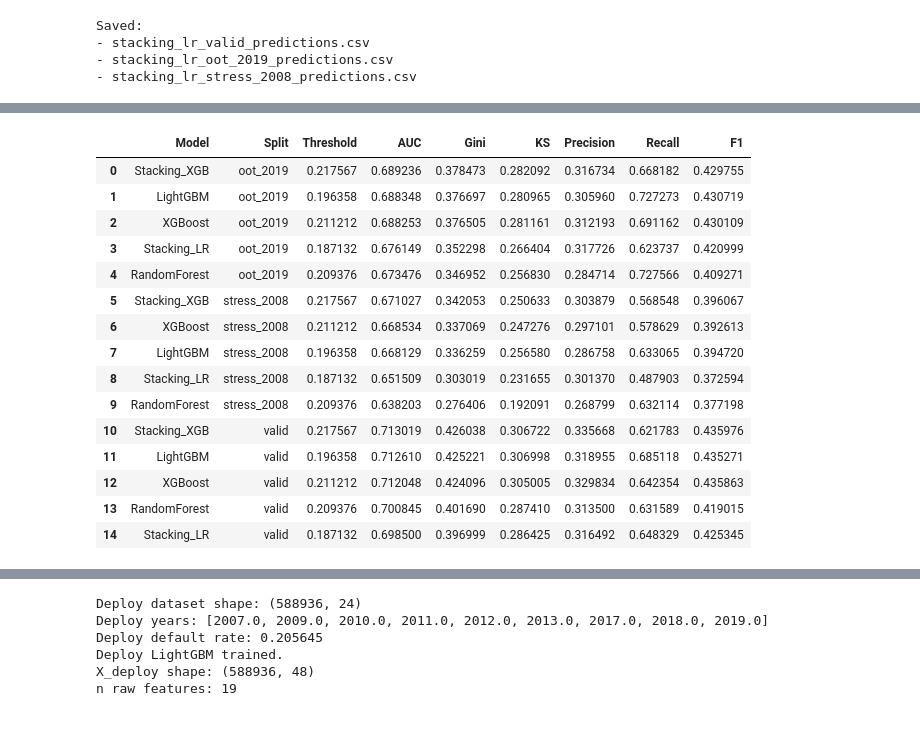
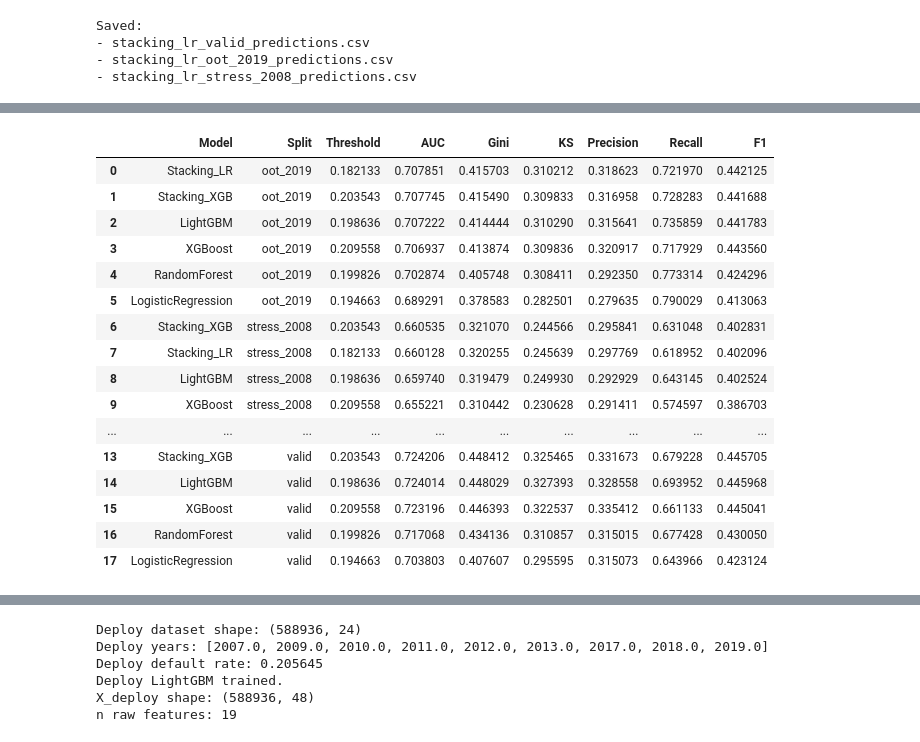
Before and after one commit to clarencemarvin/comp4501-Credit-Default-Risk-Prediction, a Jupyter notebook: main.ipynb, the cells around one changed output, grey strips where cells are left out. Drawn from its saved outputs; the diff is of its cells as text; code cells hidden in the pictures.

Commit message:
Retrain model with updated dashboard

```diff
--- a/main.ipynb
+++ b/main.ipynb
@@ -117,6 +112,7 @@ selected_features = [
     "term",
     "fico_range_low",
     "loan_amnt",
+    "int_rate",
     "dti",
     "home_ownership",
     "purpose",
@@ -127,7 +123,6 @@ selected_features = [
     "delinq_2yrs",
     "pub_rec",
     "inq_last_6mths",
-    "mort_acc",
     "revol_bal"
 ]
 
@@ -1802,9 +1763,14 @@ Best meta params: {'n_estimators': 108, 'max_depth': 4, 'learning_rate': 0.01195
 meta_xgb_model = XGBClassifier(**meta_best_params)
 meta_xgb_model.fit(meta_train, y_train)
 
-stack_valid_prob = meta_xgb_model.predict_proba(meta_valid)[:, 1]
-stack_oot_prob = meta_xgb_model.predict_proba(meta_oot)[:, 1]
+stack_valid_prob  = meta_xgb_model.predict_proba(meta_valid)[:, 1]
+stack_oot_prob    = meta_xgb_model.predict_proba(meta_oot)[:, 1]
 stack_stress_prob = meta_xgb_model.predict_proba(meta_stress)[:, 1]
+
+# Recompute threshold from macro meta model
+macro_stack_ks, stack_threshold = ks_statistic(y_valid, stack_valid_prob)
+print(f"Macro Stacking_XGB threshold: {stack_threshold:.6f}")
+print(f"Macro Stacking_XGB validation Gini: {gini_score(y_valid, stack_valid_prob):.6f}")
 
 stack_valid_pred_df = make_pred_df(
     valid_df, y_valid, stack_valid_prob, stack_threshold, "valid", "Stacking_XGB"
@@ -1997,51 +2041,52 @@ Saved:
 # %%
 stack_xgb_results = []
 
 for split_name, X_split, y_split in [
-    ("valid", meta_valid, y_valid),
-    ("oot_2019", meta_oot, y_oot),
+    ("valid",       meta_valid,  y_valid),
+    ("oot_2019",    meta_oot,    y_oot),
     ("stress_2008", meta_stress, y_stress),
 ]:
     prob = meta_xgb_model.predict_proba(X_split)[:, 1]
     metrics = evaluate_split(y_split, prob, stack_threshold)
 
     stack_xgb_results.append({
-        "Model": "Stacking_XGB",
-        "Split": split_name,
+        "Model":     "Stacking_XGB",
+        "Split":     split_name,
         "Threshold": stack_threshold,
         **metrics
     })
 
 stack_xgb_results_df = pd.DataFrame(stack_xgb_results)
 
 macro_final_compare_df = pd.concat(
-    [macro_results_df, stack_xgb_results_df, stack_lr_results_df],
+    [macro_results_df, stack_xgb_results_df, macro_stack_lr_results_df],  # <-- fixed
     axis=0,
     ignore_index=True
 )
 
 macro_final_compare_df = macro_final_compare_df.sort_values(
     ["Split", "Gini"], ascending=[True, False]
 ).reset_index(drop=True)
 
 display(macro_final_compare_df)
 # %% [output]
 |  | Model | Split | Threshold | AUC | Gini | KS | Precision | Recall | F1 |
-| 0 | Stacking_XGB | oot_2019 | 0.217567 | 0.689236 | 0.378473 | 0.282092 | 0.316734 | 0.668182 | 0.429755 |
-| 1 | LightGBM | oot_2019 | 0.196358 | 0.688348 | 0.376697 | 0.280965 | 0.305960 | 0.727273 | 0.430719 |
-| 2 | XGBoost | oot_2019 | 0.211212 | 0.688253 | 0.376505 | 0.281161 | 0.312193 | 0.691162 | 0.430109 |
-| 3 | Stacking_LR | oot_2019 | 0.187132 | 0.676149 | 0.352298 | 0.266404 | 0.317726 | 0.623737 | 0.420999 |
-| 4 | RandomForest | oot_2019 | 0.209376 | 0.673476 | 0.346952 | 0.256830 | 0.284714 | 0.727566 | 0.409271 |
-| 5 | Stacking_XGB | stress_2008 | 0.217567 | 0.671027 | 0.342053 | 0.250633 | 0.303879 | 0.568548 | 0.396067 |
-| 6 | XGBoost | stress_2008 | 0.211212 | 0.668534 | 0.337069 | 0.247276 | 0.297101 | 0.578629 | 0.392613 |
-| 7 | LightGBM | stress_2008 | 0.196358 | 0.668129 | 0.336259 | 0.256580 | 0.286758 | 0.633065 | 0.394720 |
-| 8 | Stacking_LR | stress_2008 | 0.187132 | 0.651509 | 0.303019 | 0.231655 | 0.301370 | 0.487903 | 0.372594 |
-| 9 | RandomForest | stress_2008 | 0.209376 | 0.638203 | 0.276406 | 0.192091 | 0.268799 | 0.632114 | 0.377198 |
-| 10 | Stacking_XGB | valid | 0.217567 | 0.713019 | 0.426038 | 0.306722 | 0.335668 | 0.621783 | 0.435976 |
-| 11 | LightGBM | valid | 0.196358 | 0.712610 | 0.425221 | 0.306998 | 0.318955 | 0.685118 | 0.435271 |
-| 12 | XGBoost | valid | 0.211212 | 0.712048 | 0.424096 | 0.305005 | 0.329834 | 0.642354 | 0.435863 |
-| 13 | RandomForest | valid | 0.209376 | 0.700845 | 0.401690 | 0.287410 | 0.313500 | 0.631589 | 0.419015 |
-| 14 | Stacking_LR | valid | 0.187132 | 0.698500 | 0.396999 | 0.286425 | 0.316492 | 0.648329 | 0.425345 |
+| 0 | Stacking_LR | oot_2019 | 0.182133 | 0.707851 | 0.415703 | 0.310212 | 0.318623 | 0.721970 | 0.442125 |
+| 1 | Stacking_XGB | oot_2019 | 0.203543 | 0.707745 | 0.415490 | 0.309833 | 0.316958 | 0.728283 | 0.441688 |
+| 2 | LightGBM | oot_2019 | 0.198636 | 0.707222 | 0.414444 | 0.310290 | 0.315641 | 0.735859 | 0.441783 |
+| 3 | XGBoost | oot_2019 | 0.209558 | 0.706937 | 0.413874 | 0.309836 | 0.320917 | 0.717929 | 0.443560 |
+| 4 | RandomForest | oot_2019 | 0.199826 | 0.702874 | 0.405748 | 0.308411 | 0.292350 | 0.773314 | 0.424296 |
+| 5 | LogisticRegression | oot_2019 | 0.194663 | 0.689291 | 0.378583 | 0.282501 | 0.279635 | 0.790029 | 0.413063 |
+| 6 | Stacking_XGB | stress_2008 | 0.203543 | 0.660535 | 0.321070 | 0.244566 | 0.295841 | 0.631048 | 0.402831 |
+| 7 | Stacking_LR | stress_2008 | 0.182133 | 0.660128 | 0.320255 | 0.245639 | 0.297769 | 0.618952 | 0.402096 |
+| 8 | LightGBM | stress_2008 | 0.198636 | 0.659740 | 0.319479 | 0.249930 | 0.292929 | 0.643145 | 0.402524 |
+| 9 | XGBoost | stress_2008 | 0.209558 | 0.655221 | 0.310442 | 0.230628 | 0.291411 | 0.574597 | 0.386703 |
+| ... | ... | ... | ... | ... | ... | ... | ... | ... | ... |
+| 13 | Stacking_XGB | valid | 0.203543 | 0.724206 | 0.448412 | 0.325465 | 0.331673 | 0.679228 | 0.445705 |
+| 14 | LightGBM | valid | 0.198636 | 0.724014 | 0.448029 | 0.327393 | 0.328558 | 0.693952 | 0.445968 |
+| 15 | XGBoost | valid | 0.209558 | 0.723196 | 0.446393 | 0.322537 | 0.335412 | 0.661133 | 0.445041 |
+| 16 | RandomForest | valid | 0.199826 | 0.717068 | 0.434136 | 0.310857 | 0.315015 | 0.677428 | 0.430050 |
+| 17 | LogisticRegression | valid | 0.194663 | 0.703803 | 0.407607 | 0.295595 | 0.315073 | 0.643966 | 0.423124 |
 # %%
 macro_pred_all = pd.concat(
     [
```
Also changed, not shown: parts of 74 cells of this notebook, 7 other files.
